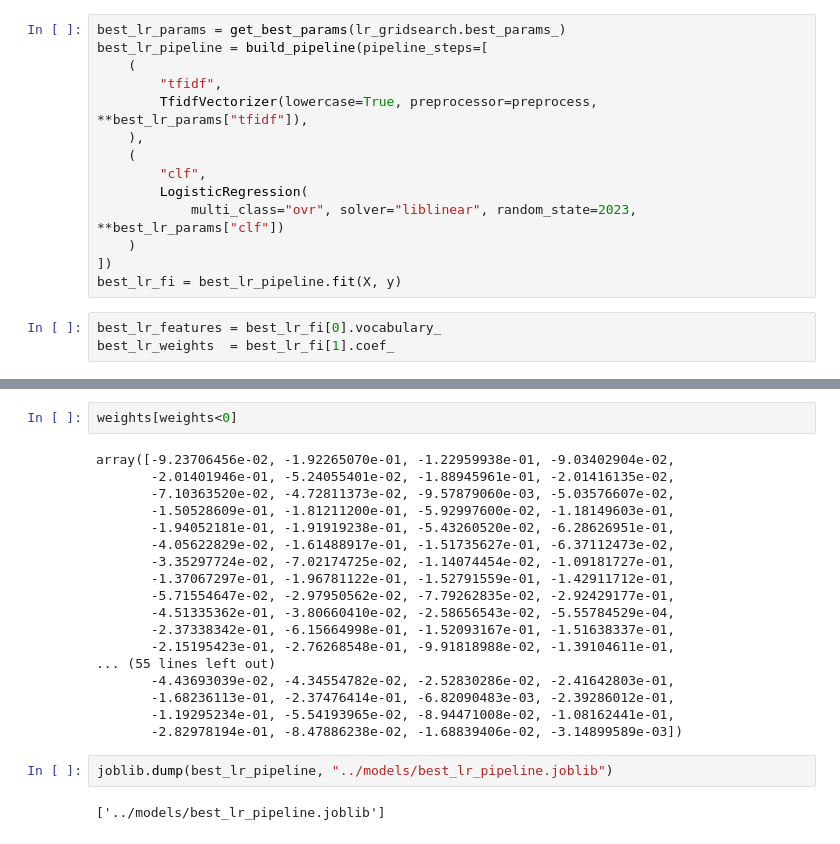
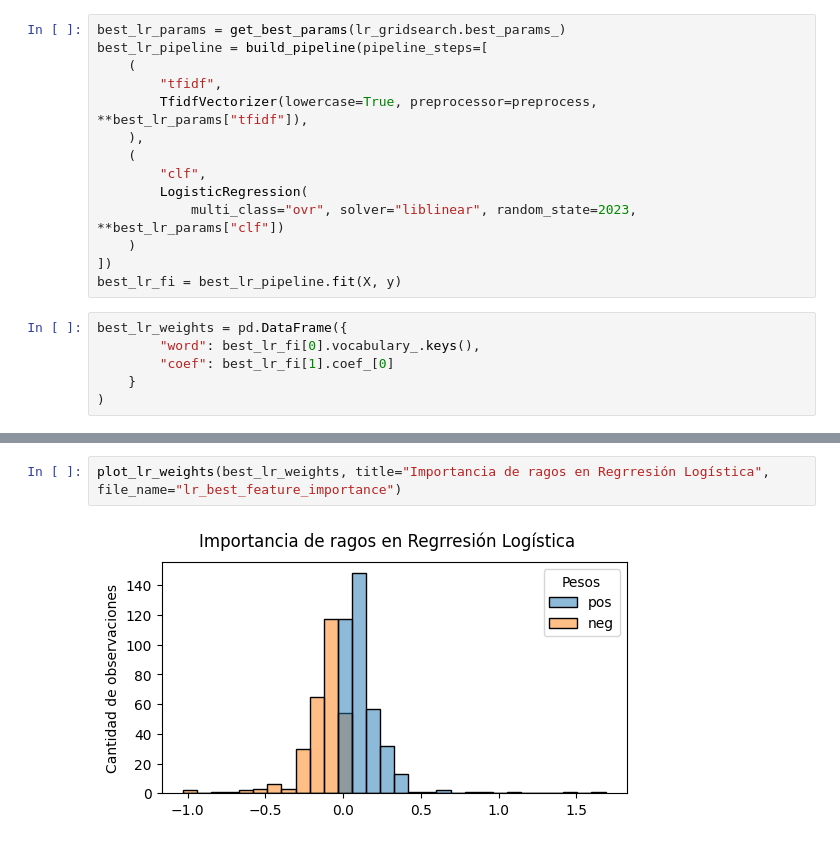
Before and after one commit to macfernandez/eddc-specialization-project, a Jupyter notebook: notebooks/04-methods-classifiers.ipynb, the cells around one changed output, grey strips where cells are left out. Drawn from its saved outputs; the diff is of its cells as text.

```diff
--- a/notebooks/04-methods-classifiers.ipynb
+++ b/notebooks/04-methods-classifiers.ipynb
@@ -459,5 +513,8 @@ best_lr_pipeline = build_pipeline(pipeline_steps=[
 ])
 best_lr_fi = best_lr_pipeline.fit(X, y)
 # %%
-best_lr_features = best_lr_fi[0].vocabulary_
-best_lr_weights  = best_lr_fi[1].coef_
+best_lr_weights = pd.DataFrame({
+        "word": best_lr_fi[0].vocabulary_.keys(),
+        "coef": best_lr_fi[1].coef_[0]
+    }
+)
@@ -484,24 +521,4 @@ array([2.69355017e-01, 9.44334426e-02, 2.96841131e-01, 1.03737743e-01,
-# %%
-weights[weights<0]
-# %% [output]
-array([-9.23706456e-02, -1.92265070e-01, -1.22959938e-01, -9.03402904e-02,
-       -2.01401946e-01, -5.24055401e-02, -1.88945961e-01, -2.01416135e-02,
-       -7.10363520e-02, -4.72811373e-02, -9.57879060e-03, -5.03576607e-02,
-       -1.50528609e-01, -1.81211200e-01, -5.92997600e-02, -1.18149603e-01,
-       -1.94052181e-01, -1.91919238e-01, -5.43260520e-02, -6.28626951e-01,
-       -4.05622829e-02, -1.61488917e-01, -1.51735627e-01, -6.37112473e-02,
-       -3.35297724e-02, -7.02174725e-02, -1.14074454e-02, -1.09181727e-01,
-       -1.37067297e-01, -1.96781122e-01, -1.52791559e-01, -1.42911712e-01,
-       -5.71554647e-02, -2.97950562e-02, -7.79262835e-02, -2.92429177e-01,
-       -4.51335362e-01, -3.80660410e-02, -2.58656543e-02, -5.55784529e-04,
-       -2.37338342e-01, -6.15664998e-01, -1.52093167e-01, -1.51638337e-01,
-       -2.15195423e-01, -2.76268548e-01, -9.91818988e-02, -1.39104611e-01,
-... (55 lines left out)
-       -4.43693039e-02, -4.34554782e-02, -2.52830286e-02, -2.41642803e-01,
-       -1.68236113e-01, -2.37476414e-01, -6.82090483e-03, -2.39286012e-01,
-       -1.19295234e-01, -5.54193965e-02, -8.94471008e-02, -1.08162441e-01,
-       -2.82978194e-01, -8.47886238e-02, -1.68839406e-02, -3.14899589e-03])
-# %%
-joblib.dump(best_lr_pipeline, "../models/best_lr_pipeline.joblib")
-# %% [output]
-['../models/best_lr_pipeline.joblib']
+# %%
+plot_lr_weights(best_lr_weights, title="Importancia de ragos en Regrresión Logística", file_name="lr_best_feature_importance")
+# %% [output]
+[figure, added]
```
Also changed, not shown: parts of 13 cells of this notebook.
